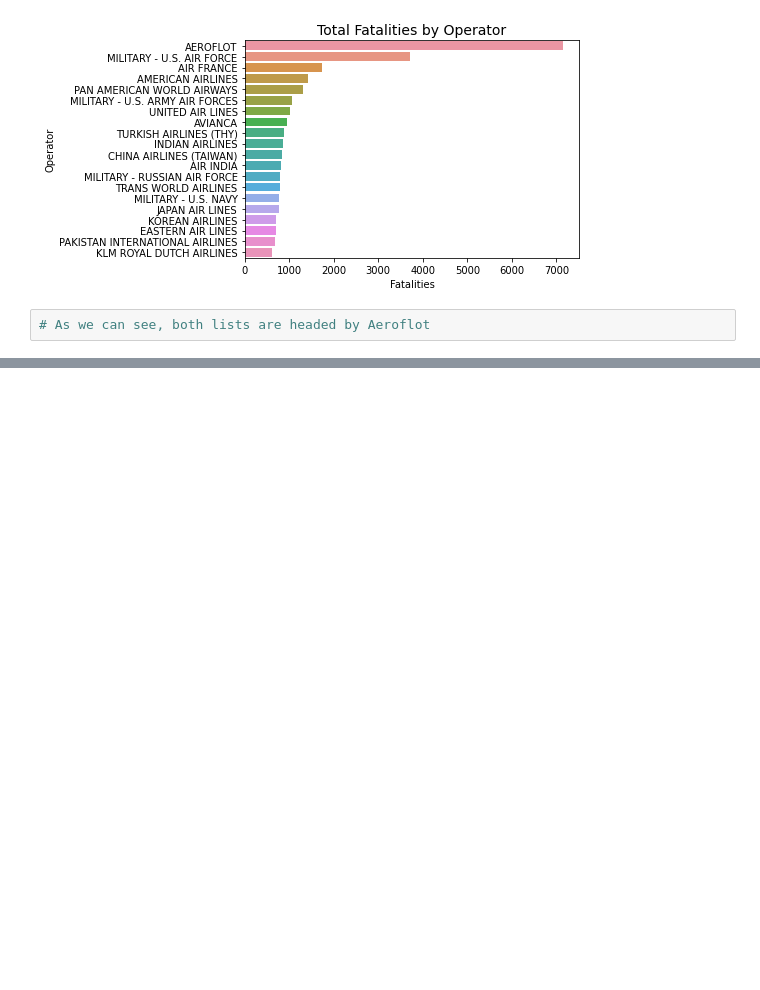
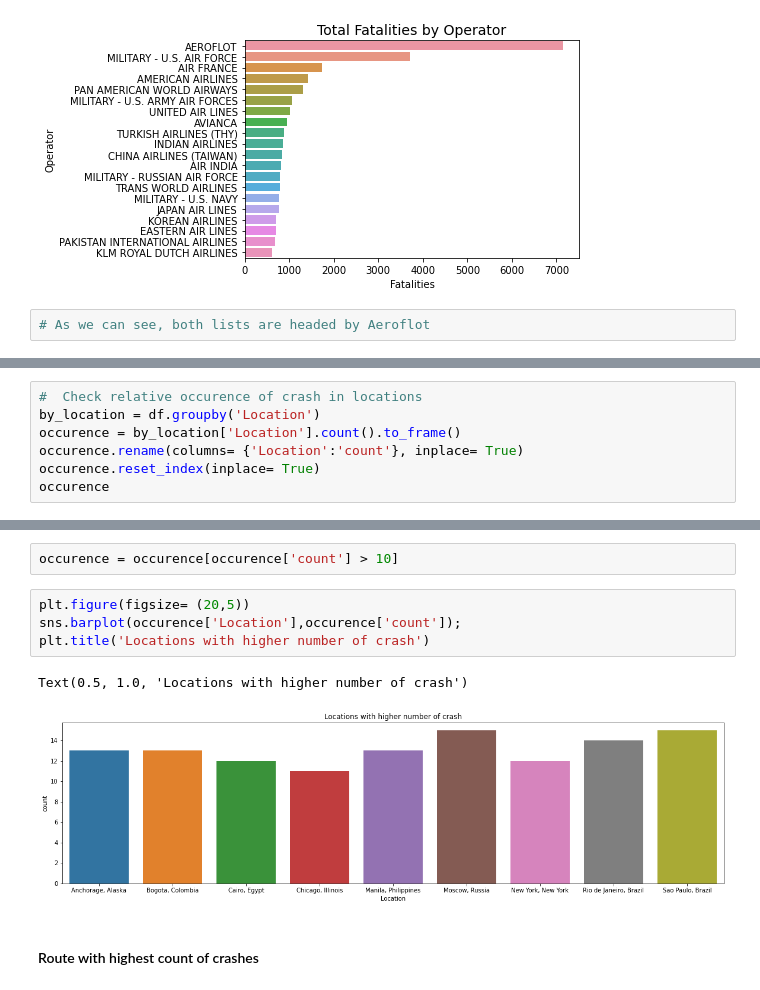
Before and after one commit to Eseose/HSDC-AircraftCrash, a Jupyter notebook: Airplane_crash.ipynb, the cells around one changed output, grey strips where cells are left out. Cells and saved outputs as stored; diff of their text form; blank space fills up the shorter version.

```diff
--- a/Airplane_crash.ipynb
+++ b/Airplane_crash.ipynb
@@ -307,0 +349,7 @@ plt.show()
+# %%
+#  Check relative occurence of crash in locations
+by_location = df.groupby('Location')
+occurence = by_location['Location'].count().to_frame()
+occurence.rename(columns= {'Location':'count'}, inplace= True)
+occurence.reset_index(inplace= True)
+occurence
@@ -307,0 +388,11 @@ plt.show()
+# %%
+occurence = occurence[occurence['count'] > 10]
+# %%
+plt.figure(figsize= (20,5))
+sns.barplot(occurence['Location'],occurence['count']);
+plt.title('Locations with higher number of crash')
+# %% [output]
+Text(0.5, 1.0, 'Locations with higher number of crash')
+[figure, added]
+# %% [markdown]
+#### Route with highest count of crashes
```
Also changed, not shown: parts of 12 cells of this notebook.
